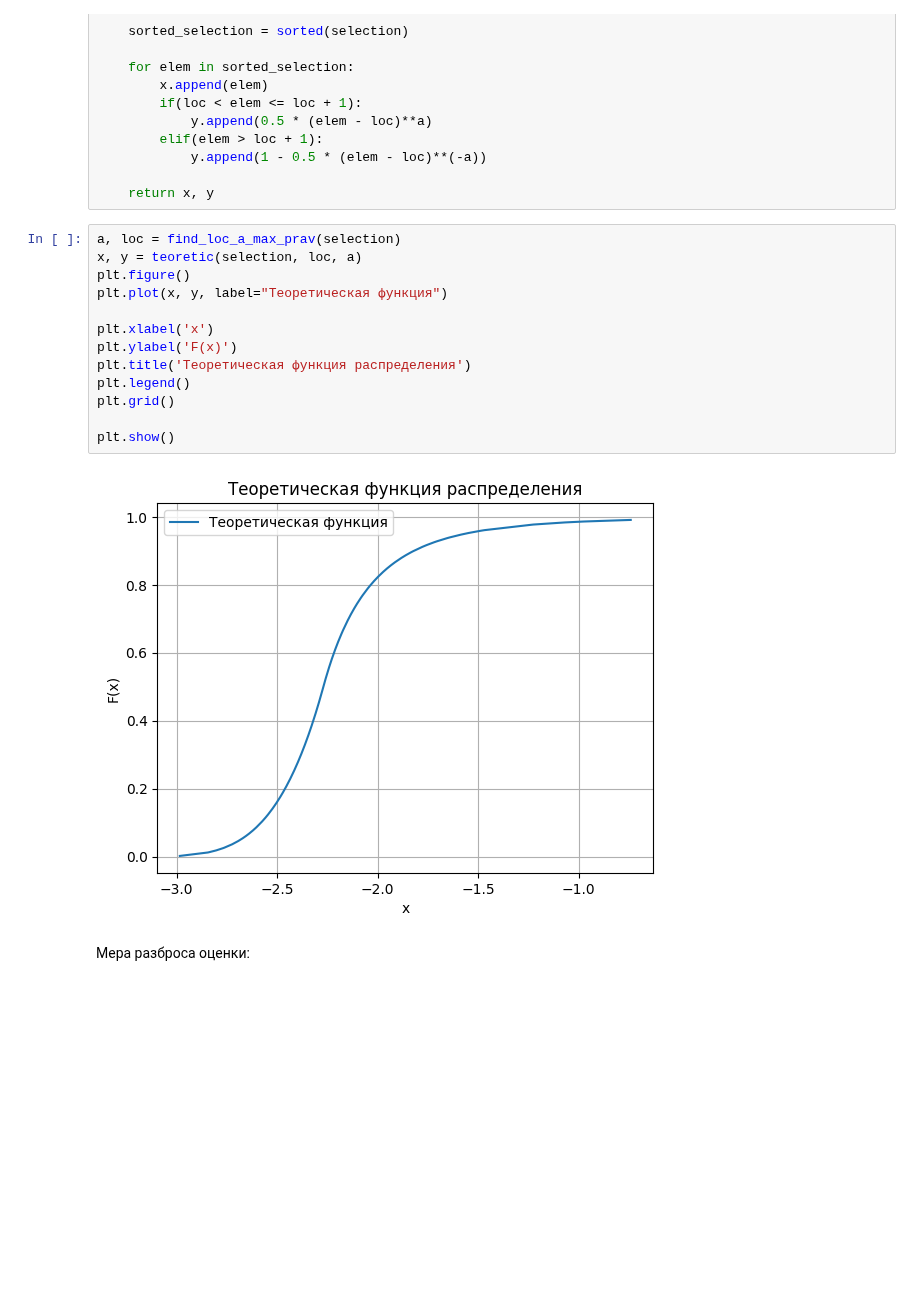
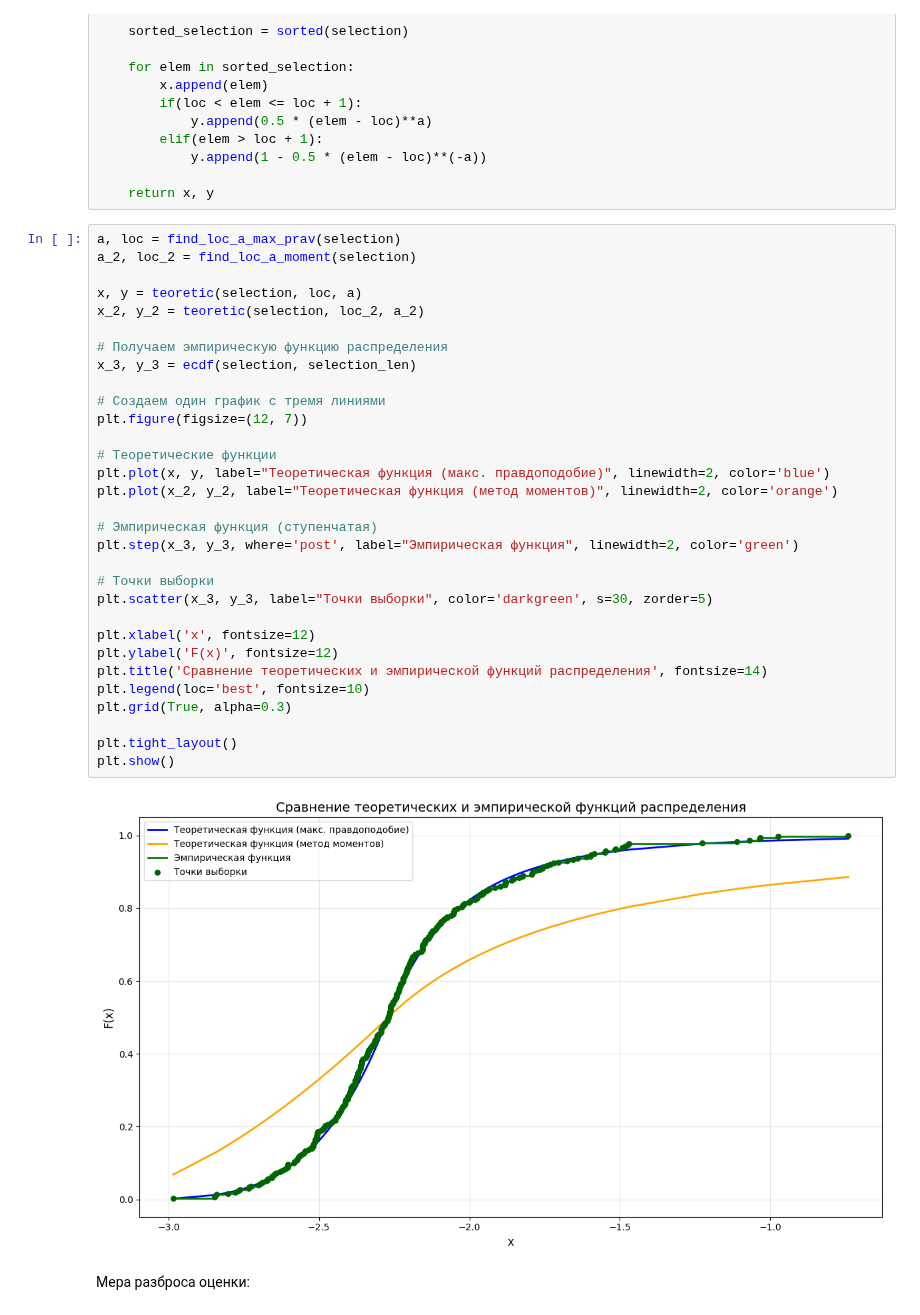
Before and after one commit to red23714/Politex, a Jupyter notebook: projects/MATSTAT/LogLaplase.ipynb, the cells around one changed output. Saved outputs shown, nothing was run; the diff lists cells and outputs as text; blank space fills up the shorter version.

```diff
--- a/projects/MATSTAT/LogLaplase.ipynb
+++ b/projects/MATSTAT/LogLaplase.ipynb
@@ -393,19 +393,37 @@ def teoretic(selection: list, loc: float, a: float) -> list:
     return x, y
 # %%
 a, loc = find_loc_a_max_prav(selection)
+a_2, loc_2 = find_loc_a_moment(selection)
+
 x, y = teoretic(selection, loc, a)
-plt.figure()
-plt.plot(x, y, label="Теоретическая функция")
+x_2, y_2 = teoretic(selection, loc_2, a_2)
 
-plt.xlabel('x')
-plt.ylabel('F(x)')
-plt.title('Теоретическая функция распределения')
-plt.legend()
-plt.grid()
+# Получаем эмпирическую функцию распределения
+x_3, y_3 = ecdf(selection, selection_len)
 
+# Создаем один график с тремя линиями
+plt.figure(figsize=(12, 7))
+
+# Теоретические функции
+plt.plot(x, y, label="Теоретическая функция (макс. правдоподобие)", linewidth=2, color='blue')
+plt.plot(x_2, y_2, label="Теоретическая функция (метод моментов)", linewidth=2, color='orange')
+
+# Эмпирическая функция (ступенчатая)
+plt.step(x_3, y_3, where='post', label="Эмпирическая функция", linewidth=2, color='green')
+
+# Точки выборки
+plt.scatter(x_3, y_3, label="Точки выборки", color='darkgreen', s=30, zorder=5)
+
+plt.xlabel('x', fontsize=12)
+plt.ylabel('F(x)', fontsize=12)
+plt.title('Сравнение теоретических и эмпирической функций распределения', fontsize=14)
+plt.legend(loc='best', fontsize=10)
+plt.grid(True, alpha=0.3)
+
+plt.tight_layout()
 plt.show()
 # %% [output]
-[figure, old version]
+[figure, new version]
 # %% [markdown]
 Мера разброса оценки:
 # %%
```
Also changed, not shown: parts of 11 cells of this notebook.
